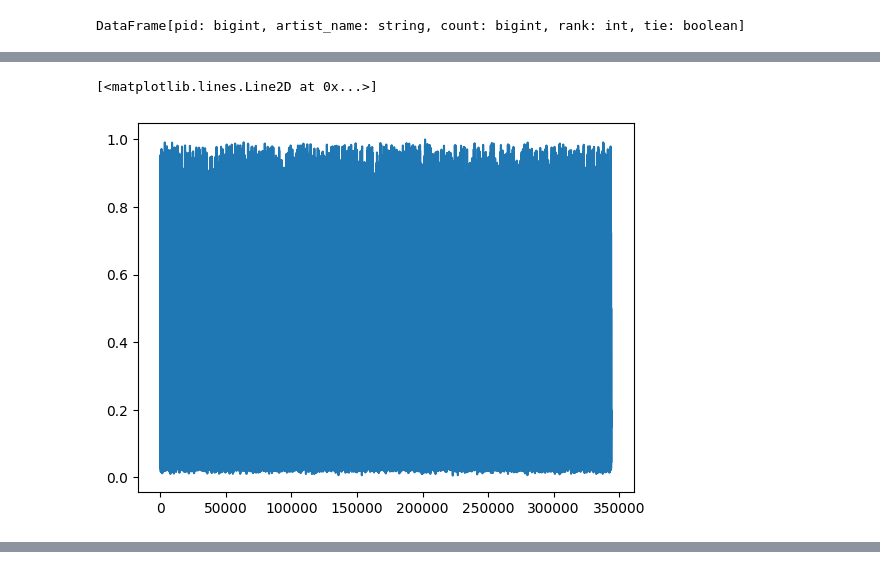
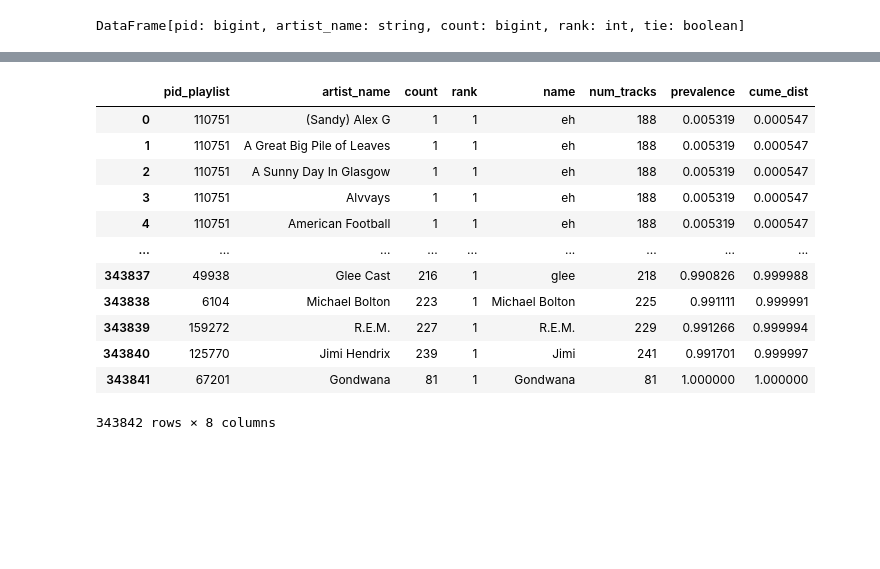
Before and after one commit to danielneiva/tp1-cloud-computing, a Jupyter notebook: spark.ipynb, the cells around one changed output, grey strips where cells are left out. Drawn from its saved outputs; the diff is of its cells as text; code cells hidden in the pictures; blank space fills up the shorter version.

```diff
--- a/spark.ipynb
+++ b/spark.ipynb
@@ -241,9 +228,3 @@ prevalence.show()
 |          34|    The Chainsmokers|    4|   1|           good good|        80|                0.05|
 +------------+--------------------+-----+----+--------------------+----------+--------------------+
 only showing top 20 rows
-# %%
-prevalence_pd = prevalence.toPandas()
-plt.plot(prevalence_pd['prevalence'])
-# %% [output]
-[<matplotlib.lines.Line2D at 0x...>]
-[figure, removed]
@@ -251,0 +231,5 @@ preva
+# %%
+window_prev = (Window.orderBy('prevalence'))
+prevalence_pd = prevalence.withColumn('cume_dist', cume_dist().over(window_prev)).toPandas()
+prevalence_pd
+# %% [output]
@@ -251,0 +246,13 @@ preva
+|  | pid_playlist | artist_name | count | rank | name | num_tracks | prevalence | cume_dist |
+| 0 | 110751 | (Sandy) Alex G | 1 | 1 | eh | 188 | 0.005319 | 0.000547 |
+| 1 | 110751 | A Great Big Pile of Leaves | 1 | 1 | eh | 188 | 0.005319 | 0.000547 |
+| 2 | 110751 | A Sunny Day In Glasgow | 1 | 1 | eh | 188 | 0.005319 | 0.000547 |
+| 3 | 110751 | Alvvays | 1 | 1 | eh | 188 | 0.005319 | 0.000547 |
+| 4 | 110751 | American Football | 1 | 1 | eh | 188 | 0.005319 | 0.000547 |
+| ... | ... | ... | ... | ... | ... | ... | ... | ... |
+| 343837 | 49938 | Glee Cast | 216 | 1 | glee | 218 | 0.990826 | 0.999988 |
+| 343838 | 6104 | Michael Bolton | 223 | 1 | Michael Bolton | 225 | 0.991111 | 0.999991 |
+| 343839 | 159272 | R.E.M. | 227 | 1 | R.E.M. | 229 | 0.991266 | 0.999994 |
+| 343840 | 125770 | Jimi Hendrix | 239 | 1 | Jimi | 241 | 0.991701 | 0.999997 |
+| 343841 | 67201 | Gondwana | 81 | 1 | Gondwana | 81 | 1.000000 | 1.000000 |
+343842 rows × 8 columns
```
Also changed, not shown: parts of 8 cells of this notebook.
